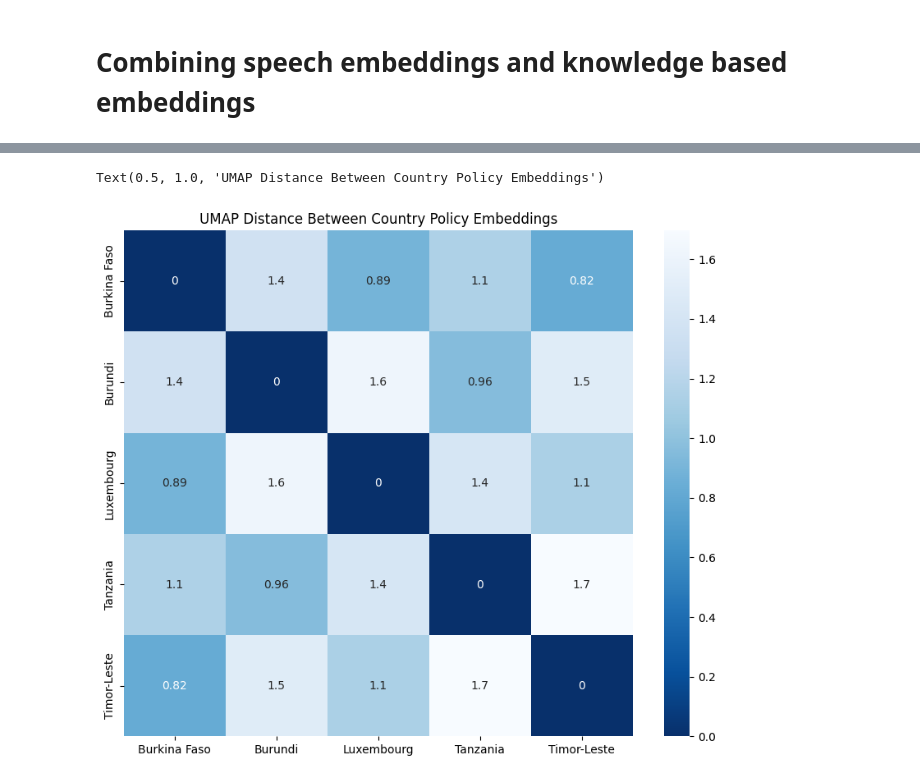
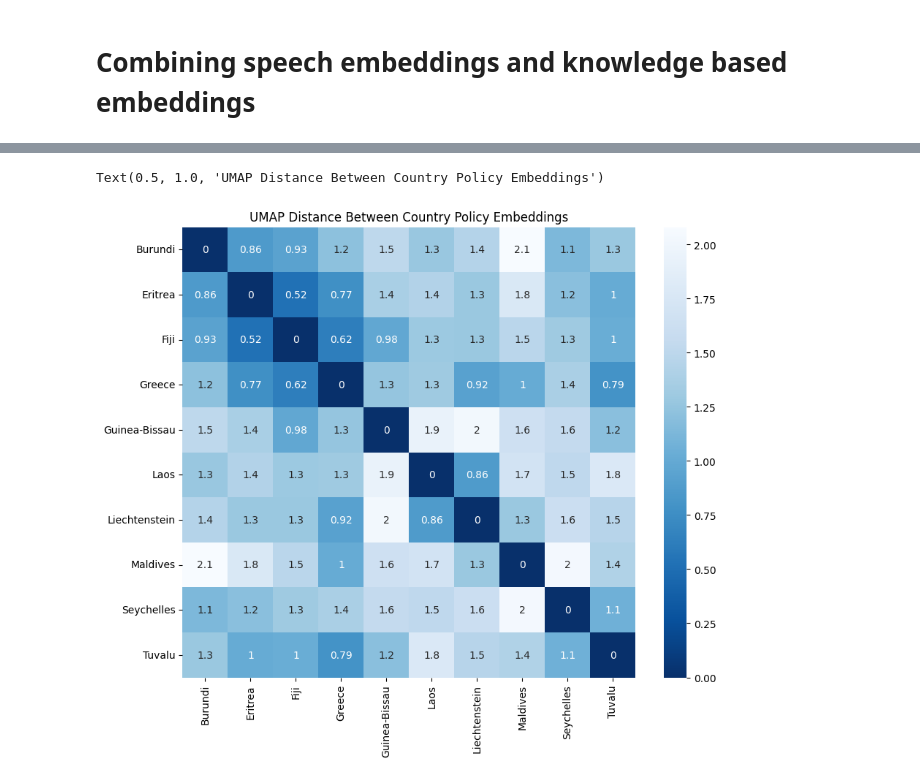
Before and after one commit to IWonderTheFirst/mun, a Jupyter notebook: policy.ipynb, the cells around one changed output, grey strips where cells are left out. Drawn from its saved outputs; the diff is of its cells as text; code cells hidden in the pictures.

```diff
--- a/policy.ipynb
+++ b/policy.ipynb
@@ -254,13 +284,37 @@ votings = {voting.iloc[i]['resolution'] : voting.iloc[i]['countries'] for i in r
 # %%
 edge_counter = Counter()
 
+imp_org = [
+    "European Union (EU)",
+    "North Atlantic Treaty Organization (NATO)",
+    "Shanghai Cooperation Organisation (SCO)",
+    "BRICS",
+    "G7",
+    "G20",
+    "Non-Aligned Movement (NAM)",
+    "Organization of Islamic Cooperation (OIC)",
+    "G77"
+]
+
 for org_name, members in organizations.items():
-    org_weight = 10 / len(members)
+    if org_name in imp_org:
+        org_weight = 10 / len(members) * 3
+    else:
+        org_weight = 10 / len(members)
     for pair in combinations(members, 2):
         edge_counter[pair] += org_weight
+
 for members in votings.values():
     for pair in combinations(members, 2):
-        edge_counter[pair] += 1
+        edge_counter[pair] += 0.001
+
+for i, country_i in enumerate(countries):
+    for j in range(i+1, len(countries)):
+        country_j = countries[j]
+        similarity = sim_matrix[i][j]
+        edge_counter[(country_i, country_j)] += similarity
+
+plt.hist(dict(edge_counter).values(), bins=15)
 
 G = nx.Graph()
 for (u, v), w in edge_counter.items():
@@ -515,12 +573,12 @@ def get_distance_matrix(umap_embeddings, countries, sample_size=5):
 # %%
 plt.figure(figsize=(10,8))
 
-graph_umap_df = get_distance_matrix(graph_umap, countries, 5)
-speech_umap_df = get_distance_matrix(speech_umap, countries, 5)
+graph_umap_df = get_distance_matrix(graph_umap, countries, 10)
+speech_umap_df = get_distance_matrix(speech_umap, countries, 10)
 
 sns.heatmap(speech_umap_df, annot=True, vmin=0, vmax=None, cmap="Blues_r")
 plt.title('UMAP Distance Between Country Policy Embeddings')
 # %% [output]
 Text(0.5, 1.0, 'UMAP Distance Between Country Policy Embeddings')
-[figure, old version]
+[figure, new version]
 # %%
```
Also changed, not shown: parts of 23 cells of this notebook.
